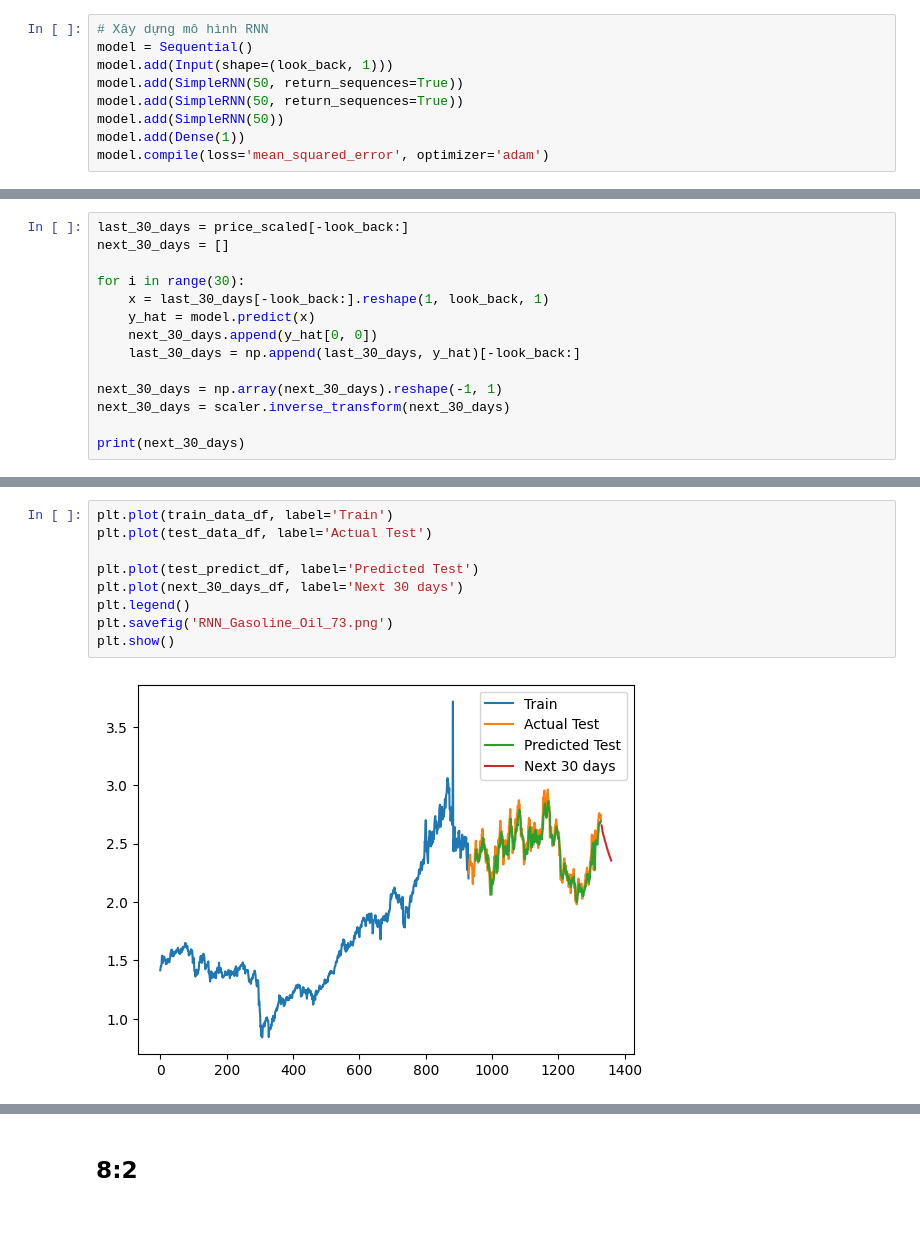
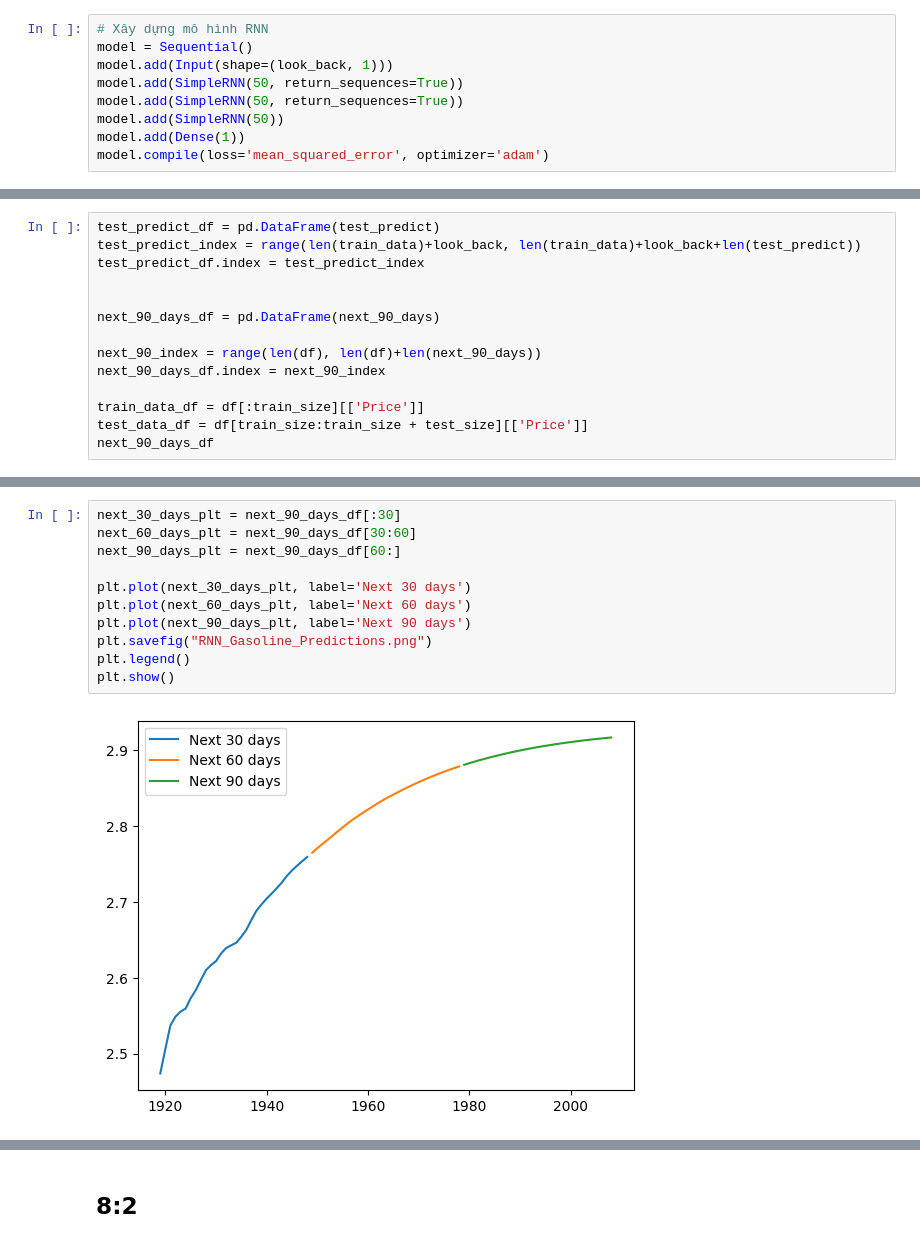
Before and after one commit to thanhhanggg/IS403_O21_9, a Jupyter notebook: model/RNN_Gasoline.ipynb, the cells around one changed output, grey strips where cells are left out. Cells and saved outputs as stored; diff of their text form.

```diff
--- a/model/RNN_Gasoline.ipynb
+++ b/model/RNN_Gasoline.ipynb
@@ -162,15 +226,15 @@ MAE trên tập test là: 0.06178111673219217
 # %%
-last_30_days = price_scaled[-look_back:]
-next_30_days = []
+test_predict_df = pd.DataFrame(test_predict)
+test_predict_index = range(len(train_data)+look_back, len(train_data)+look_back+len(test_predict))
+test_predict_df.index = test_predict_index
 
-for i in range(30):
-    x = last_30_days[-look_back:].reshape(1, look_back, 1)
-    y_hat = model.predict(x)
-    next_30_days.append(y_hat[0, 0])
-    last_30_days = np.append(last_30_days, y_hat)[-look_back:]
 
-next_30_days = np.array(next_30_days).reshape(-1, 1)
-next_30_days = scaler.inverse_transform(next_30_days)
+next_90_days_df = pd.DataFrame(next_90_days)
 
-print(next_30_days)
+next_90_index = range(len(df), len(df)+len(next_90_days))
+next_90_days_df.index = next_90_index
+
+train_data_df = df[:train_size][['Price']]
+test_data_df = df[train_size:train_size + test_size][['Price']]
+next_90_days_df
 # %% [output]
@@ -225,11 +269,13 @@ next_30_days_df
 # %%
-plt.plot(train_data_df, label='Train')
-plt.plot(test_data_df, label='Actual Test')
+next_30_days_plt = next_90_days_df[:30]
+next_60_days_plt = next_90_days_df[30:60]
+next_90_days_plt = next_90_days_df[60:]
 
-plt.plot(test_predict_df, label='Predicted Test')
-plt.plot(next_30_days_df, label='Next 30 days')
+plt.plot(next_30_days_plt, label='Next 30 days')
+plt.plot(next_60_days_plt, label='Next 60 days')
+plt.plot(next_90_days_plt, label='Next 90 days')
+plt.savefig("RNN_Gasoline_Predictions.png")
 plt.legend()
-plt.savefig('RNN_Gasoline_Oil_73.png')
 plt.show()
 # %% [output]
-[figure, old version]
+[figure, new version]
```
Also changed, not shown: parts of 27 cells of this notebook, 13 other files.
